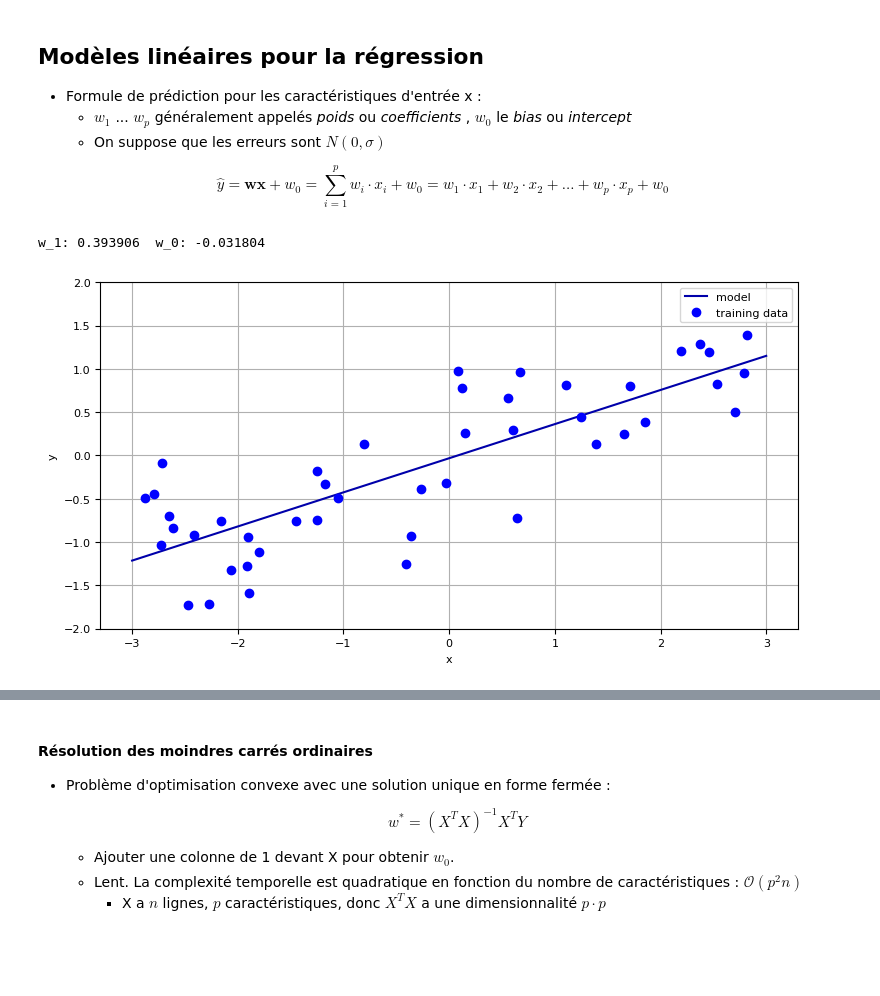
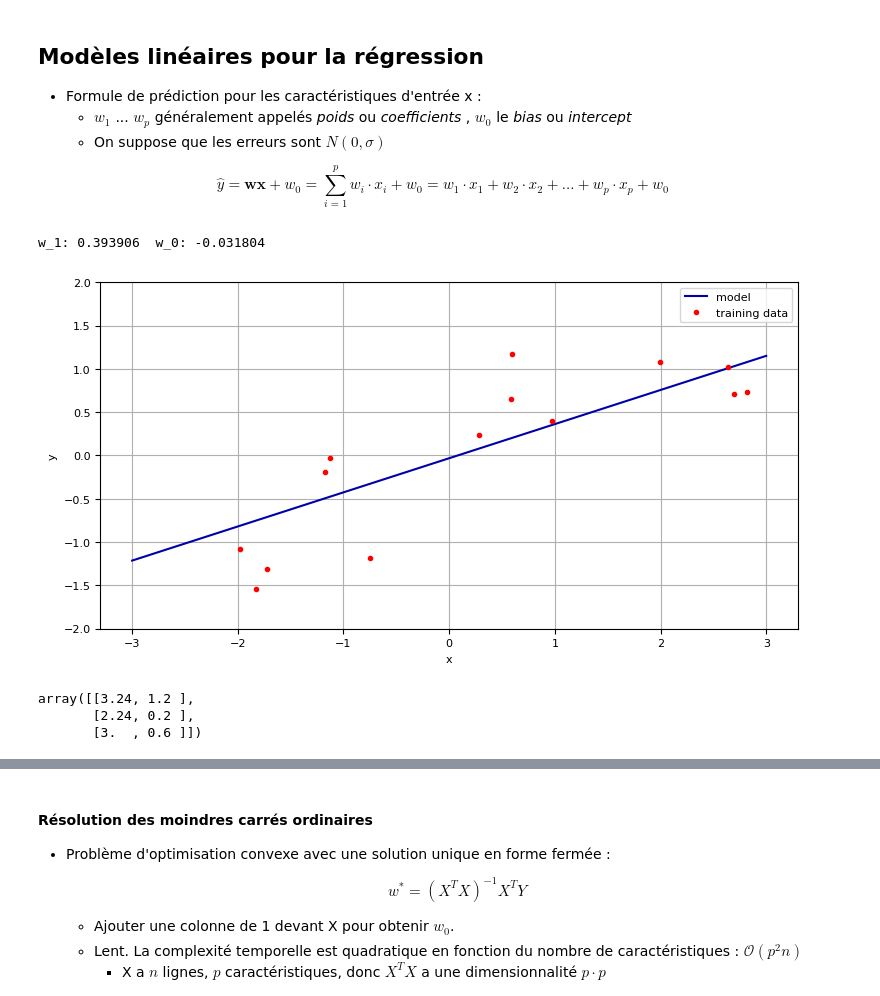
Before and after one commit to dataafriquehub/Formation_Intermediaire, a Jupyter notebook: Machine Learning/2. Apprentissage Supervisé - Modèles Linéaires.ipynb, the cells around one changed output, grey strips where cells are left out. Drawn from its saved outputs; the diff is of its cells as text; code cells hidden in the pictures; blank space fills up the shorter version.

```diff
--- a/Machine Learning/2. Apprentissage Supervisé - Modèles Linéaires.ipynb
+++ b/Machine Learning/2. Apprentissage Supervisé - Modèles Linéaires.ipynb
@@ -192,29 +197,35 @@ $$\hat{y} = \mathbf{w}\mathbf{x} + w_0 = \sum_{i=1}^{p} w_i \cdot x_i + w_0 = w_
 # %%
 from sklearn.linear_model import LinearRegression
 from sklearn.model_selection import train_test_split
 from mglearn.datasets import make_wave
 
 Xw, yw = make_wave(n_samples=60)
 Xw_train, Xw_test, yw_train, yw_test = train_test_split(Xw, yw, random_state=42)
 
 line = np.linspace(-3, 3, 100).reshape(-1, 1)
 
 lr = LinearRegression().fit(Xw_train, yw_train)
 print("w_1: %f  w_0: %f" % (lr.coef_[0], lr.intercept_))
 
 plt.figure(figsize=(6*fig_scale, 3*fig_scale))
 plt.plot(line, lr.predict(line), lw=fig_scale)
-plt.plot(Xw_train, yw_train, 'o', c='b')
-#plt.plot(X_test, y_test, '.', c='r')
+# plt.plot(Xw_train, yw_train, 'o', c='b')
+plt.plot(Xw_test, yw_test, '.', c='r')
 ax = plt.gca()
 ax.grid(True)
 ax.set_ylim(-2, 2)
 ax.set_xlabel('x')
 ax.set_ylabel('y')
 ax.legend(["model", "training data"], loc="best");
 # %% [output]
 w_1: 0.393906  w_0: -0.031804
-[figure, old version]
+[figure, new version]
+# %%
+X
+# %% [output]
+array([[3.24, 1.2 ],
+       [2.24, 0.2 ],
+       [3.  , 0.6 ]])
 # %% [markdown]
 ### Régression linéaire (alias moindres carrés ordinaires)
 * La fonction de perte est la _somme des erreurs quadratiques_ (SSE) (ou résidus) entre les prédictions $\hat{y}_i$ (rouge) et les véritables cibles de régression $y_i$ (bleu) sur l'ensemble d'apprentissage.
```
Also changed, not shown: parts of 30 cells of this notebook, 3 other files.
